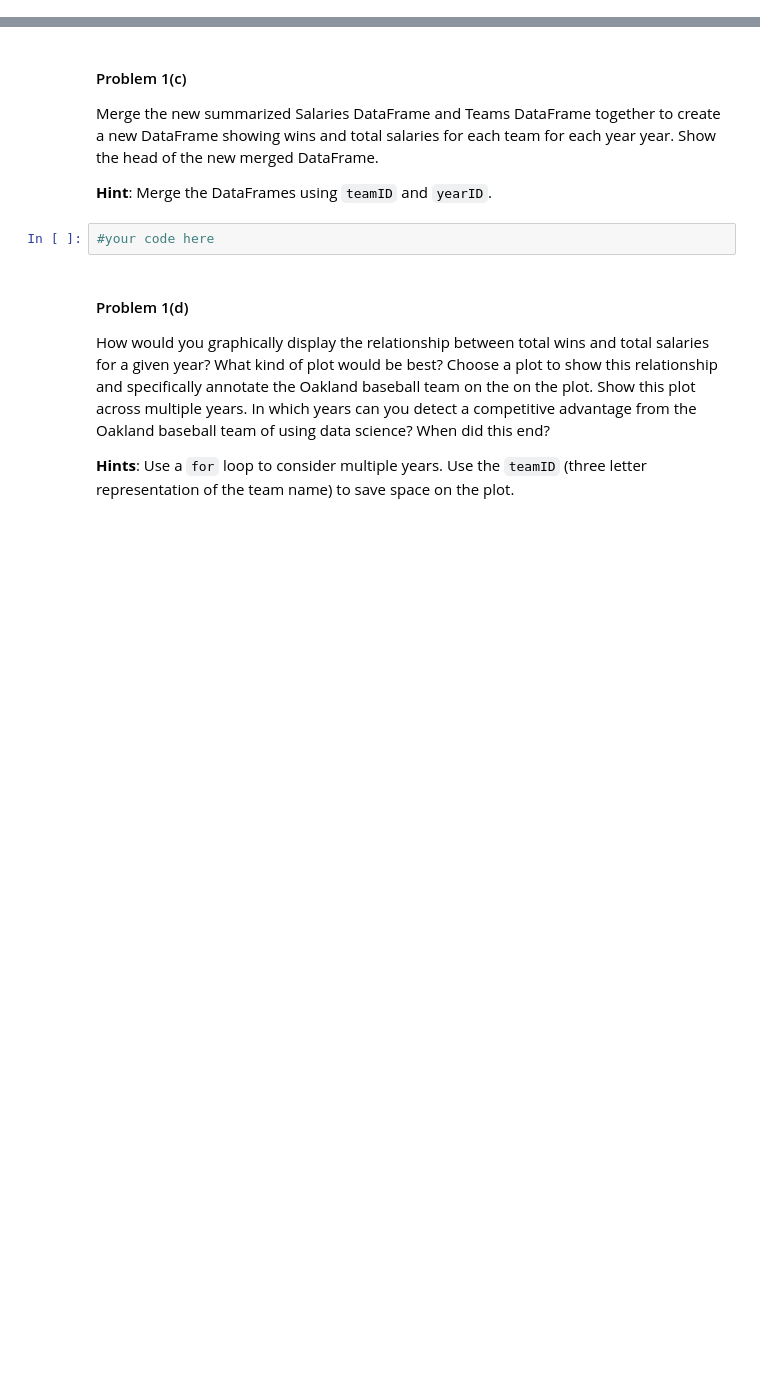
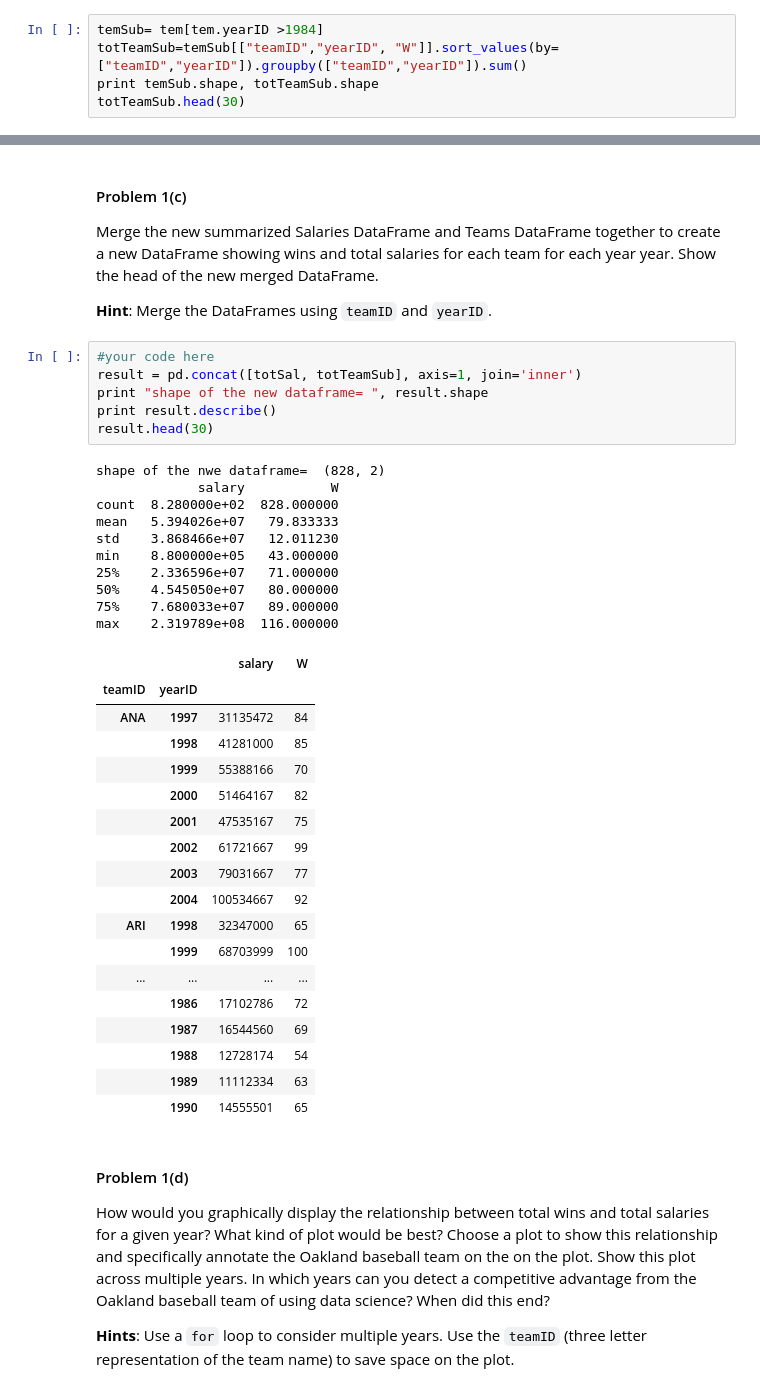
Before and after one commit to ouassimk/2014, a Jupyter notebook: homework/HW1.nbconvert.ipynb, the cells around one changed output, grey strips where cells are left out. Cells and saved outputs as stored; diff of their text form; blank space fills up the shorter version.

```diff
--- a/homework/HW1.nbconvert.ipynb
+++ b/homework/HW1.nbconvert.ipynb
@@ -148,0 +175,5 @@ totSal.head(30)
+# %%
+temSub= tem[tem.yearID >1984]
+totTeamSub=temSub[["teamID","yearID", "W"]].sort_values(by=["teamID","yearID"]).groupby(["teamID","yearID"]).sum()
+print temSub.shape, totTeamSub.shape
+totTeamSub.head(30)
@@ -153,8 +242,41 @@ Merge the new summarized Salaries DataFrame and Teams DataFrame together to crea
 showing wins and total salaries for each team for each year year. Show the head of the new merged DataFrame.
 
 **Hint**: Merge the DataFrames using `teamID` and `yearID`.
-# %%
-#your code here
+# %%
+#your code here
+result = pd.concat([totSal, totTeamSub], axis=1, join='inner')
+print "shape of the new dataframe= ", result.shape
+print result.describe()
+result.head(30)
+# %% [output]
+shape of the nwe dataframe=  (828, 2)
+             salary           W
+count  8.280000e+02  828.000000
+mean   5.394026e+07   79.833333
+std    3.868466e+07   12.011230
+min    8.800000e+05   43.000000
+25%    2.336596e+07   71.000000
+50%    4.545050e+07   80.000000
+75%    7.680033e+07   89.000000
+max    2.319789e+08  116.000000
+|  |  | salary | W |
+| teamID | yearID |  |  |
+| ANA | 1997 | 31135472 | 84 |
+|  | 1998 | 41281000 | 85 |
+|  | 1999 | 55388166 | 70 |
+|  | 2000 | 51464167 | 82 |
+|  | 2001 | 47535167 | 75 |
+|  | 2002 | 61721667 | 99 |
+|  | 2003 | 79031667 | 77 |
+|  | 2004 | 100534667 | 92 |
+| ARI | 1998 | 32347000 | 65 |
+|  | 1999 | 68703999 | 100 |
+| ... | ... | ... | ... |
+|  | 1986 | 17102786 | 72 |
+|  | 1987 | 16544560 | 69 |
+|  | 1988 | 12728174 | 54 |
+|  | 1989 | 11112334 | 63 |
+|  | 1990 | 14555501 | 65 |
 # %% [markdown]
 #### Problem 1(d)
 
```
Also changed, not shown: parts of 8 cells of this notebook.
